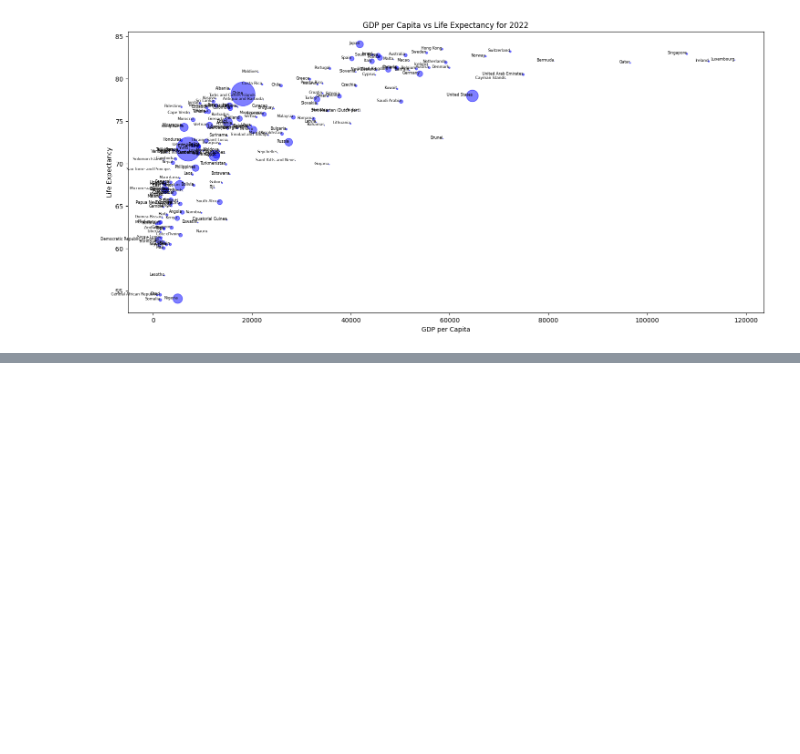
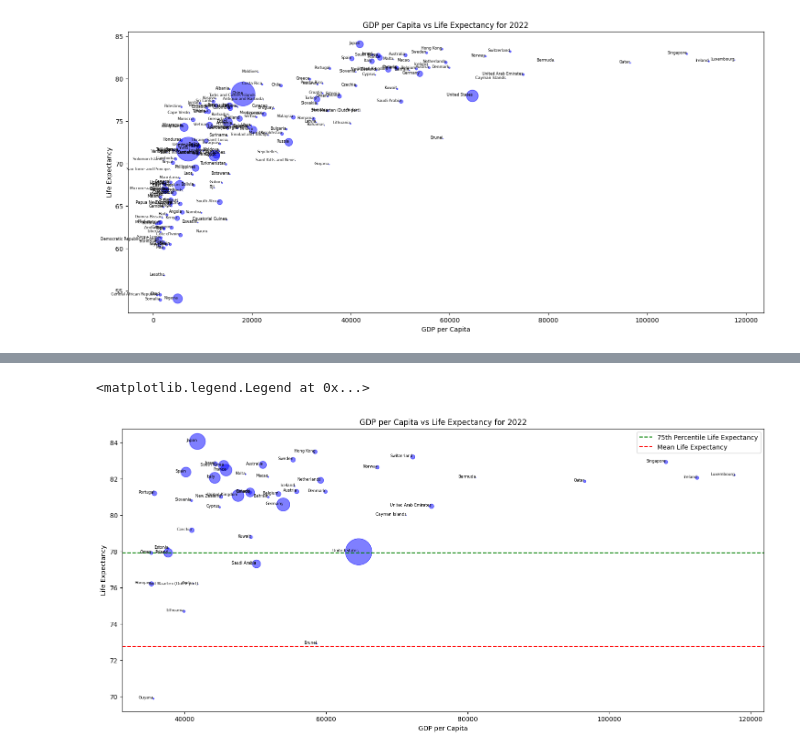
Before and after one commit to sdvelev/Introduction-To-Data-Science-And-AI, a Jupyter notebook: 01-introduction-to-data-science-and-python/assignment-1-Stefan-Velev.ipynb, the cells around one changed output, grey strips where cells are left out. Cells and saved outputs as stored; diff of their text form; code cells hidden in the pictures; blank space fills up the shorter version.

```diff
--- a/01-introduction-to-data-science-and-python/assignment-1-Stefan-Velev.ipynb
+++ b/01-introduction-to-data-science-and-python/assignment-1-Stefan-Velev.ipynb
@@ -122,0 +201,8 @@ Text(0.5, 1.0, 'GDP per Capita vs Life Expectancy for 2022')
+# %%
+# List countries with high life expectancy but low GDP using 75th percentile for high life expectancy and the 25th percentile for low GDP
+upper_boundary_low_gdp = df['GDP per capita'].quantile(0.25)
+print('The upper boundary for low GDP per capita is', upper_boundary_low_gdp)
+lower_boundary_high_life_expectancy = df['Life expectancy'].quantile(0.75)
+print('The lower boundary for high life expectancy is', lower_boundary_high_life_expectancy)
+df_higher_life_expectancy_lower_GDP2 = df[(df['Life expectancy'] > lower_boundary_high_life_expectancy) & (df['GDP per capita'] < upper_boundary_low_gdp)]
+print('The number of countries with high life expectancy but low GDP per capita using percentiles is', len(df_higher_life_expectancy_lower_GDP2))
@@ -122,0 +215,6 @@ Text(0.5, 1.0, 'GDP per Capita vs Life Expectancy for 2022')
+# %%
+lower_boundary_high_gdp = df['GDP per capita'].quantile(0.75)
+print('The lower boundary for high GDP per capita is', lower_boundary_high_gdp)
+df_higher_gdp = df[df['GDP per capita'] > lower_boundary_high_gdp]
+print('The number of countries with high GDP per capita using 75th percentile is', len(df_higher_gdp))
+df_higher_gdp
@@ -122,0 +257,23 @@ Text(0.5, 1.0, 'GDP per Capita vs Life Expectancy for 2022')
+# %%
+plt.figure(figsize=(18, 8))
+plt.scatter(df_higher_gdp['GDP per capita'], df_higher_gdp['Life expectancy'], color='blue', s = df_higher_gdp['Population']/200000, alpha=0.5)
+
+#plt.xticks([1000, 2000, 5000, 10000, 20000, 50000, 100000])
+
+# plt.ylim(53, 86)
+
+for i, country in enumerate(df_higher_gdp['Country']):
+    plt.text(df_higher_gdp['GDP per capita'].iloc[i], df_higher_gdp['Life expectancy'].iloc[i], df_higher_gdp['Country'].iloc[i], fontsize=6, ha='right')
+
+plt.axhline(y=lower_boundary_high_life_expectancy, color='green', linestyle='--', label='75th Percentile Life Expectancy')
+
+plt.axhline(y=mean_life_expectancy, color='red', linestyle='--', label='Mean Life Expectancy')
+
+
+plt.xlabel('GDP per Capita')
+plt.ylabel('Life Expectancy')
+plt.title('GDP per Capita vs Life Expectancy for 2022')
+plt.legend()
+# %% [output]
+<matplotlib.legend.Legend at 0x...>
+[figure, added]
```
Also changed, not shown: parts of 16 cells of this notebook.
